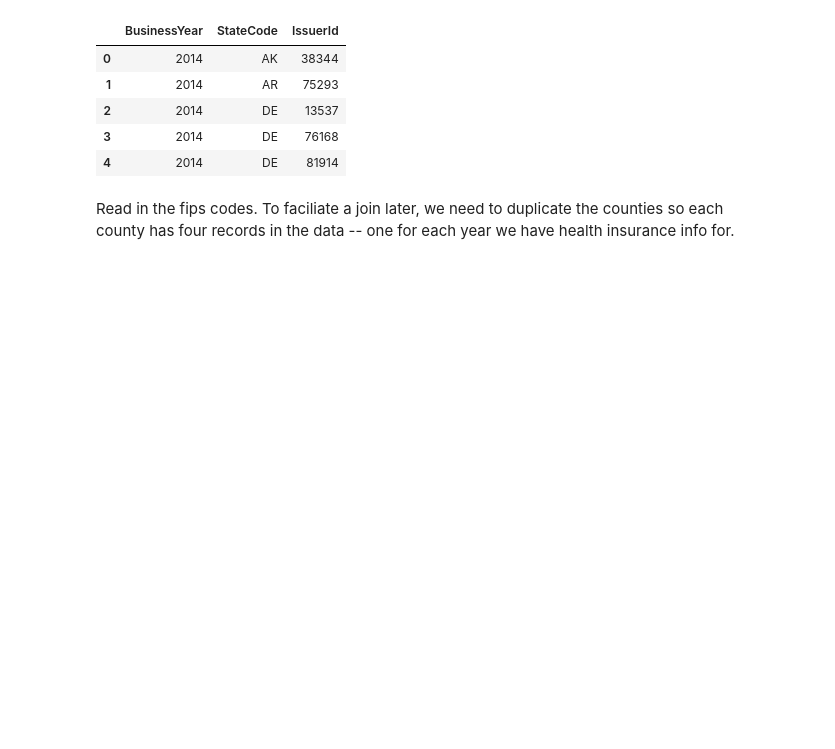
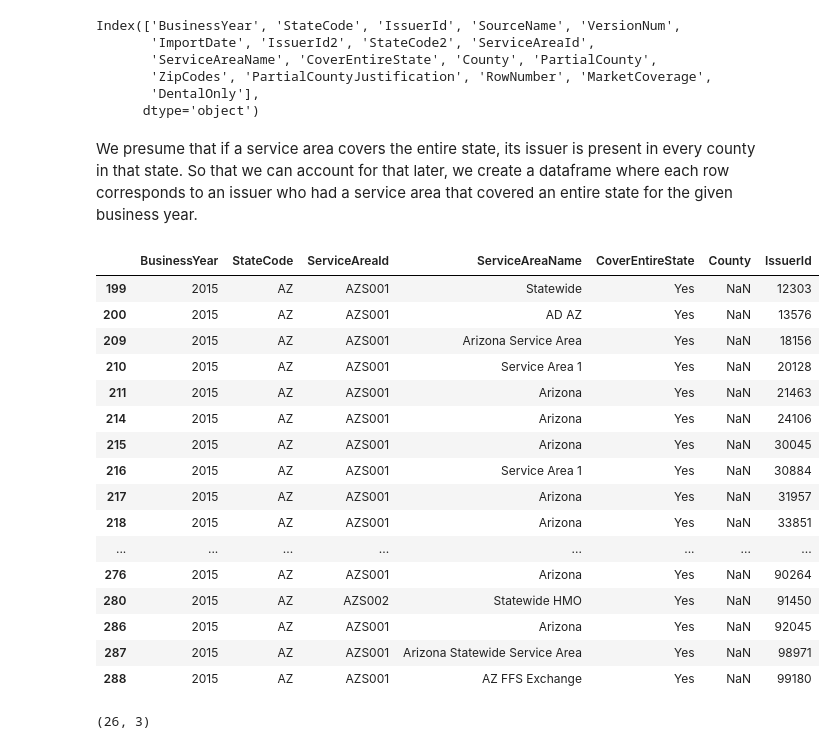
Before and after one commit to ryankresse/aca_marketplaces, a Jupyter notebook: get_options_by_county.ipynb, the cells around one changed output. Cells and saved outputs as stored; diff of their text form; code cells hidden in the pictures; blank space fills up the shorter version.

```diff
--- a/get_options_by_county.ipynb
+++ b/get_options_by_county.ipynb
@@ -5,13 +19 @@ svArea20142016 = pd.read_csv('service-area-2014-2016.csv', dtype={'County': str}
 svArea2017 = pd.read_csv('service-area-2017.csv',  dtype={'County': str})
-# %%
-colsToKeep = [
-    'BusinessYear',
-    'StateCode',
-    'ServiceAreaId',
-    'ServiceAreaName',
-    'CoverEntireState',
-    'County',
-    'IssuerId']
-def filterSvArea(df):
-    df['County'] = df.County.str.replace('\.0', '')
-    return df[(df.MarketCoverage == 'Individual') & (df.DentalOnlyPlan == 'No')][colsToKeep]
@@ -27,0 +24,9 @@ array(['AL', 'AR', 'GA', 'IL', 'IN', 'KY', 'ME', 'MI', 'MO', 'MT', 'NH',
+# %%
+svArea2014.columns
+# %% [output]
+Index(['BusinessYear', 'StateCode', 'IssuerId', 'SourceName', 'VersionNum',
+       'ImportDate', 'IssuerId2', 'StateCode2', 'ServiceAreaId',
+       'ServiceAreaName', 'CoverEntireState', 'County', 'PartialCounty',
+       'ZipCodes', 'PartialCountyJustification', 'RowNumber', 'MarketCoverage',
+       'DentalOnly'],
+      dtype='object')
@@ -28,14 +64,29 @@ array(['AL', 'AR', 'GA', 'IL', 'IN', 'KY', 'ME', 'MI', 'MO', 'MT', 'NH',
+# %% [markdown]
+We presume that if a service area covers the entire state, its issuer is present in every county in that state. So that we can account for that later, we create a dataframe where each row corresponds to an issuer who had a service area that covered an entire state for the given business year.
+# %%
+svAreas[(svAreas.StateCode == "AZ") & (svAreas.BusinessYear == 2015) & (svAreas.CoverEntireState == "Yes")]
+# %% [output]
+|  | BusinessYear | StateCode | ServiceAreaId | ServiceAreaName | CoverEntireState | County | IssuerId |
+| 199 | 2015 | AZ | AZS001 | Statewide | Yes | NaN | 12303 |
+| 200 | 2015 | AZ | AZS001 | AD AZ | Yes | NaN | 13576 |
+| 209 | 2015 | AZ | AZS001 | Arizona Service Area | Yes | NaN | 18156 |
+| 210 | 2015 | AZ | AZS001 | Service Area 1 | Yes | NaN | 20128 |
+| 211 | 2015 | AZ | AZS001 | Arizona | Yes | NaN | 21463 |
+| 214 | 2015 | AZ | AZS001 | Arizona | Yes | NaN | 24106 |
+| 215 | 2015 | AZ | AZS001 | Arizona | Yes | NaN | 30045 |
+| 216 | 2015 | AZ | AZS001 | Service Area 1 | Yes | NaN | 30884 |
+| 217 | 2015 | AZ | AZS001 | Arizona | Yes | NaN | 31957 |
+| 218 | 2015 | AZ | AZS001 | Arizona | Yes | NaN | 33851 |
+| ... | ... | ... | ... | ... | ... | ... | ... |
+| 276 | 2015 | AZ | AZS001 | Arizona | Yes | NaN | 90264 |
+| 280 | 2015 | AZ | AZS002 | Statewide HMO | Yes | NaN | 91450 |
+| 286 | 2015 | AZ | AZS001 | Arizona | Yes | NaN | 92045 |
+| 287 | 2015 | AZ | AZS001 | Arizona Statewide Service Area | Yes | NaN | 98971 |
+| 288 | 2015 | AZ | AZS001 | AZ FFS Exchange | Yes | NaN | 99180 |
 # %%
 colsToKeep = ['BusinessYear', 'StateCode', 'IssuerId']
 entireState = svAreas[svAreas.CoverEntireState == "Yes"]
 entireState = entireState.groupby(['BusinessYear','StateCode', 'IssuerId']).count().reset_index()[colsToKeep]
-entireState.head()
+entireState[(entireState.StateCode == "AZ") & (entireState.BusinessYear == 2015)].shape
 # %% [output]
-|  | BusinessYear | StateCode | IssuerId |
-| 0 | 2014 | AK | 38344 |
-| 1 | 2014 | AR | 75293 |
-| 2 | 2014 | DE | 13537 |
-| 3 | 2014 | DE | 76168 |
-| 4 | 2014 | DE | 81914 |
+(26, 3)
-# %% [markdown]
-Read in the fips codes. To faciliate a join later, we need to duplicate the counties so each county has four records in the data -- one for each year we have health insurance info for.
```
Also changed, not shown: parts of 30 cells of this notebook, 1 other file.
